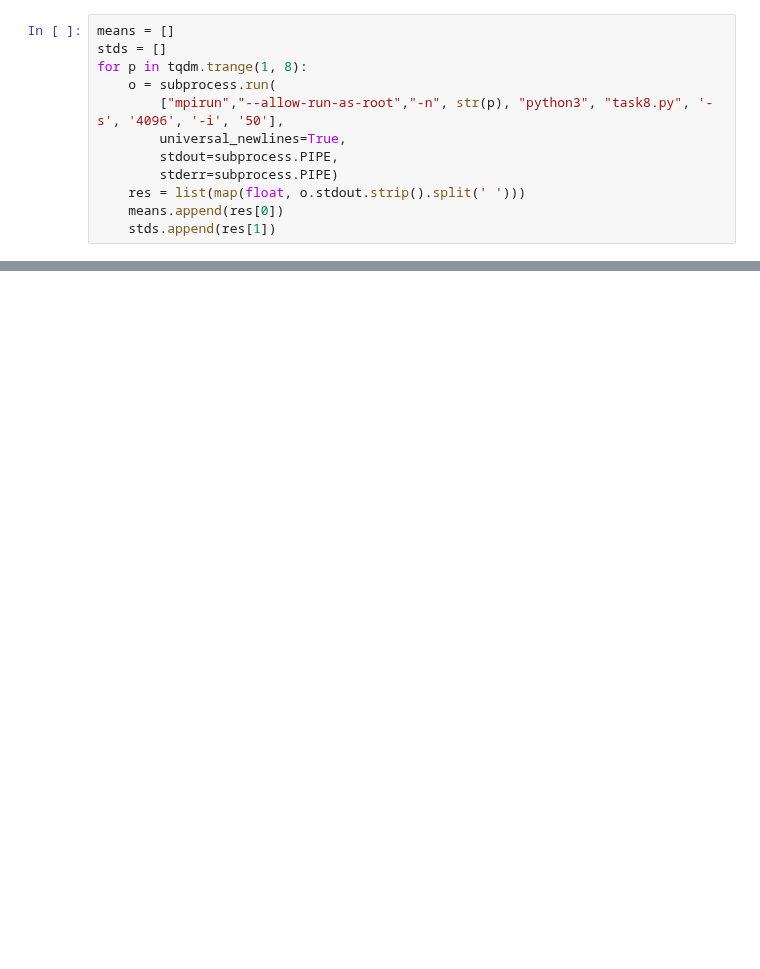
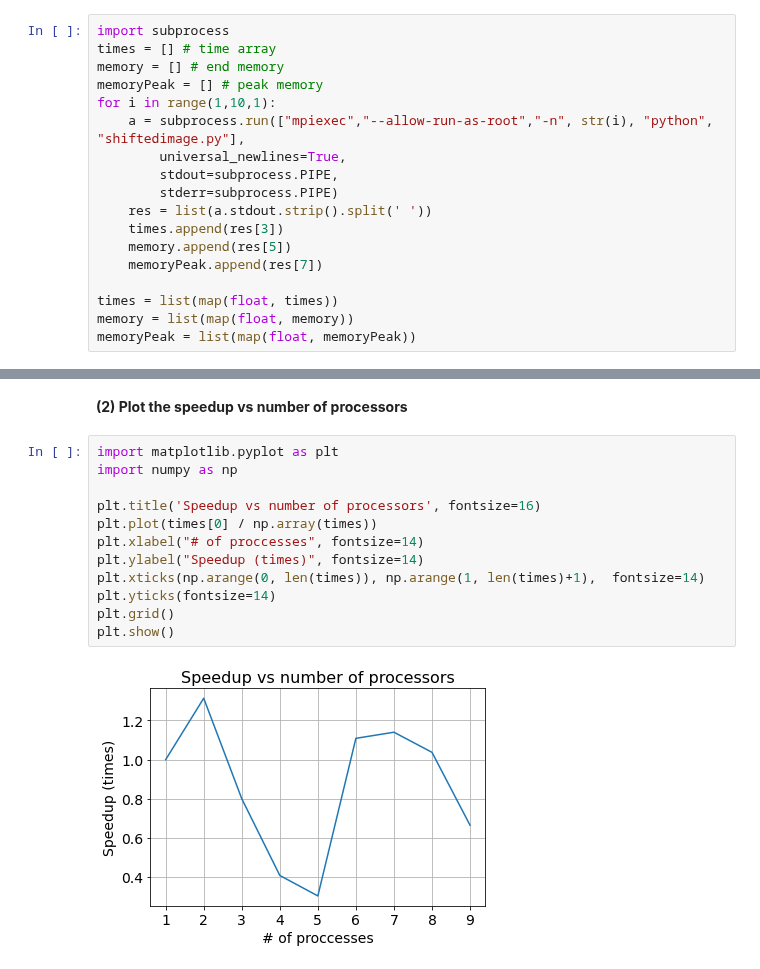
Before and after one commit to AnnyshkaF/High-Performance-Lab, a Jupyter notebook: task_8.ipynb, the cells around one changed output, grey strips where cells are left out. Cells and saved outputs as stored; diff of their text form; blank space fills up the shorter version.

```diff
--- a/task_8.ipynb
+++ b/task_8.ipynb
@@ -10,12 +92,18 @@ import numpy as np
 # %%
-means = []
-stds = []
-for p in tqdm.trange(1, 8):
-    o = subprocess.run(
-        ["mpirun","--allow-run-as-root","-n", str(p), "python3", "task8.py", '-s', '4096', '-i', '50'],
+import subprocess
+times = [] # time array
+memory = [] # end memory
+memoryPeak = [] # peak memory
+for i in range(1,10,1):
+    a = subprocess.run(["mpiexec","--allow-run-as-root","-n", str(i), "python", "shiftedimage.py"],
         universal_newlines=True,
         stdout=subprocess.PIPE,
         stderr=subprocess.PIPE)
-    res = list(map(float, o.stdout.strip().split(' ')))
-    means.append(res[0])
-    stds.append(res[1])
+    res = list(a.stdout.strip().split(' '))
+    times.append(res[3])
+    memory.append(res[5])
+    memoryPeak.append(res[7])
+
+times = list(map(float, times))
+memory = list(map(float, memory))
+memoryPeak = list(map(float, memoryPeak))
@@ -92,0 +110,16 @@ Writing task8.py
+# %% [markdown]
+**(2) Plot the speedup vs number of processors**
+# %%
+import matplotlib.pyplot as plt
+import numpy as np
+
+plt.title('Speedup vs number of processors', fontsize=16)
+plt.plot(times[0] / np.array(times))
+plt.xlabel("# of proccesses", fontsize=14)
+plt.ylabel("Speedup (times)", fontsize=14)
+plt.xticks(np.arange(0, len(times)), np.arange(1, len(times)+1),  fontsize=14)
+plt.yticks(fontsize=14)
+plt.grid()
+plt.show()
+# %% [output]
+[figure, added]
```
Also changed, not shown: parts of 12 cells of this notebook.
